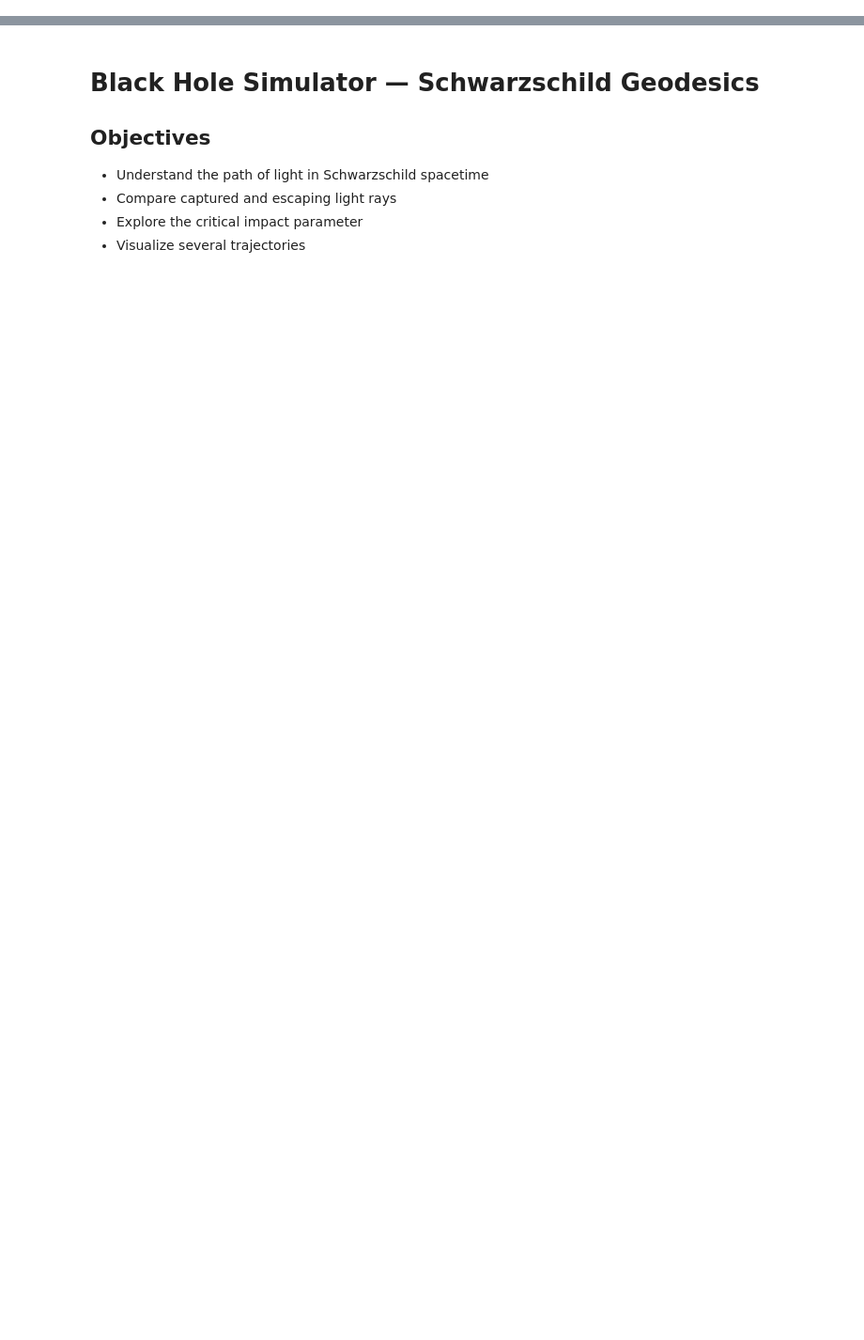
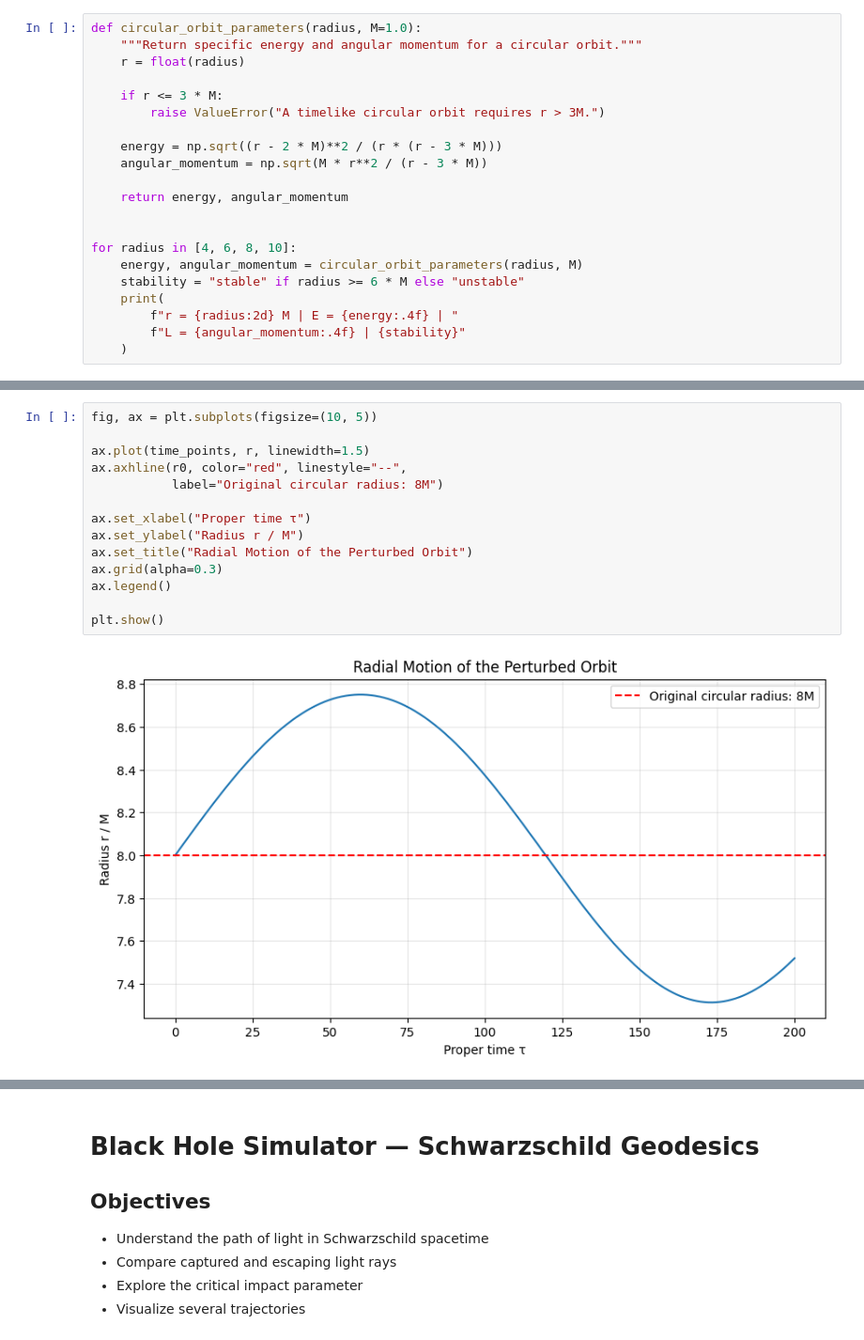
Before and after one commit to AnshG-19/Blackhole_simulator_rayTracing, a Jupyter notebook: notebooks/03_schwarzschild_geodesics.ipynb, the cells around one changed output, grey strips where cells are left out. Shown at 94% size. Cells and saved outputs as stored; diff of their text form; blank space fills up the shorter version.

```diff
--- a/notebooks/03_schwarzschild_geodesics.ipynb
+++ b/notebooks/03_schwarzschild_geodesics.ipynb
@@ -2,0 +74,21 @@
+# %%
+def circular_orbit_parameters(radius, M=1.0):
+    """Return specific energy and angular momentum for a circular orbit."""
+    r = float(radius)
+
+    if r <= 3 * M:
+        raise ValueError("A timelike circular orbit requires r > 3M.")
+
+    energy = np.sqrt((r - 2 * M)**2 / (r * (r - 3 * M)))
+    angular_momentum = np.sqrt(M * r**2 / (r - 3 * M))
+
+    return energy, angular_momentum
+
+
+for radius in [4, 6, 8, 10]:
+    energy, angular_momentum = circular_orbit_parameters(radius, M)
+    stability = "stable" if radius >= 6 * M else "unstable"
+    print(
+        f"r = {radius:2d} M | E = {energy:.4f} | "
+        f"L = {angular_momentum:.4f} | {stability}"
+    )
@@ -2,0 +166,16 @@
+# %%
+fig, ax = plt.subplots(figsize=(10, 5))
+
+ax.plot(time_points, r, linewidth=1.5)
+ax.axhline(r0, color="red", linestyle="--",
+           label="Original circular radius: 8M")
+
+ax.set_xlabel("Proper time τ")
+ax.set_ylabel("Radius r / M")
+ax.set_title("Radial Motion of the Perturbed Orbit")
+ax.grid(alpha=0.3)
+ax.legend()
+
+plt.show()
+# %% [output]
+[figure, added]
```
Also changed, not shown: parts of 15 cells of this notebook.
